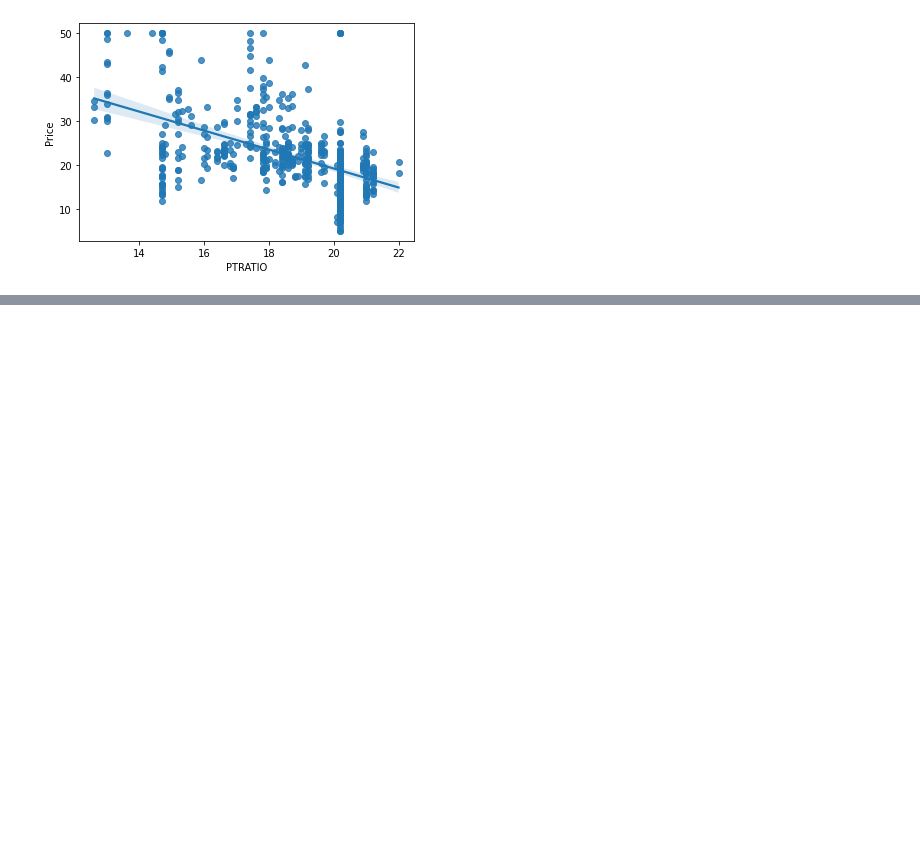
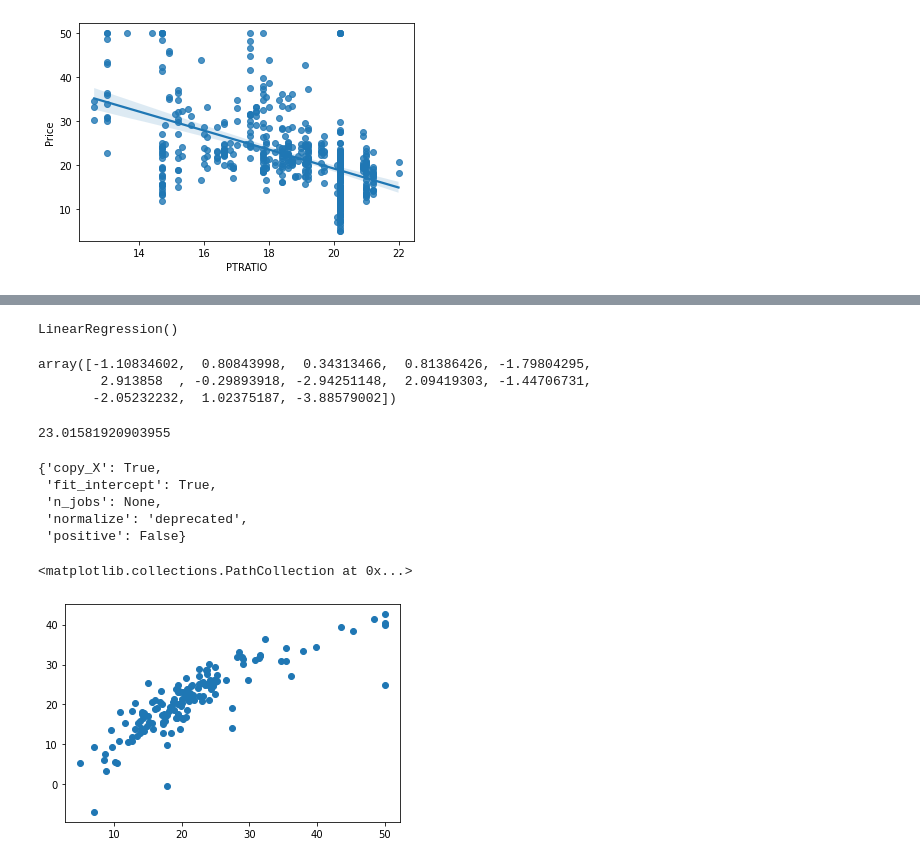
Before and after one commit to SabiViji/ml-projects, a Jupyter notebook: boston-house-prediction/Linear regression implementaion.ipynb, the cells around one changed output, grey strips where cells are left out. Cells and saved outputs as stored; diff of their text form; code cells hidden in the pictures; blank space fills up the shorter version.

Commit message:
model trained and performace metrics done

```diff
--- a/boston-house-prediction/Linear regression implementaion.ipynb
+++ b/boston-house-prediction/Linear regression implementaion.ipynb
@@ -192,0 +212,3 @@ sns.regplot(x="PTRATIO",y="Price",data=dataset)
+# %%
+X_train = scaler.fit_transform(X_train)
+X_test = scaler.transform(X_test)
@@ -192,0 +247,38 @@ sns.regplot(x="PTRATIO",y="Price",data=dataset)
+# %%
+# train
+from sklearn.linear_model import LinearRegression
+regression = LinearRegression()
+# %%
+regression.fit(X_train,y_train)
+# %% [output]
+LinearRegression()
+# %%
+# coefficient
+regression.coef_
+# %% [output]
+array([-1.10834602,  0.80843998,  0.34313466,  0.81386426, -1.79804295,
+        2.913858  , -0.29893918, -2.94251148,  2.09419303, -1.44706731,
+       -2.05232232,  1.02375187, -3.88579002])
+# %%
+# intercept
+regression.intercept_
+# %% [output]
+23.01581920903955
+# %%
+# parameters on which model has been trained
+regression.get_params()
+# %% [output]
+{'copy_X': True,
+ 'fit_intercept': True,
+ 'n_jobs': None,
+ 'normalize': 'deprecated',
+ 'positive': False}
+# %%
+# prediction with test data
+pred = regression.predict(X_test)
+# %%
+# plot for the prediction
+plt.scatter(y_test,pred)
+# %% [output]
+<matplotlib.collections.PathCollection at 0x...>
+[figure, added]
```
Also changed, not shown: parts of 16 cells of this notebook.
